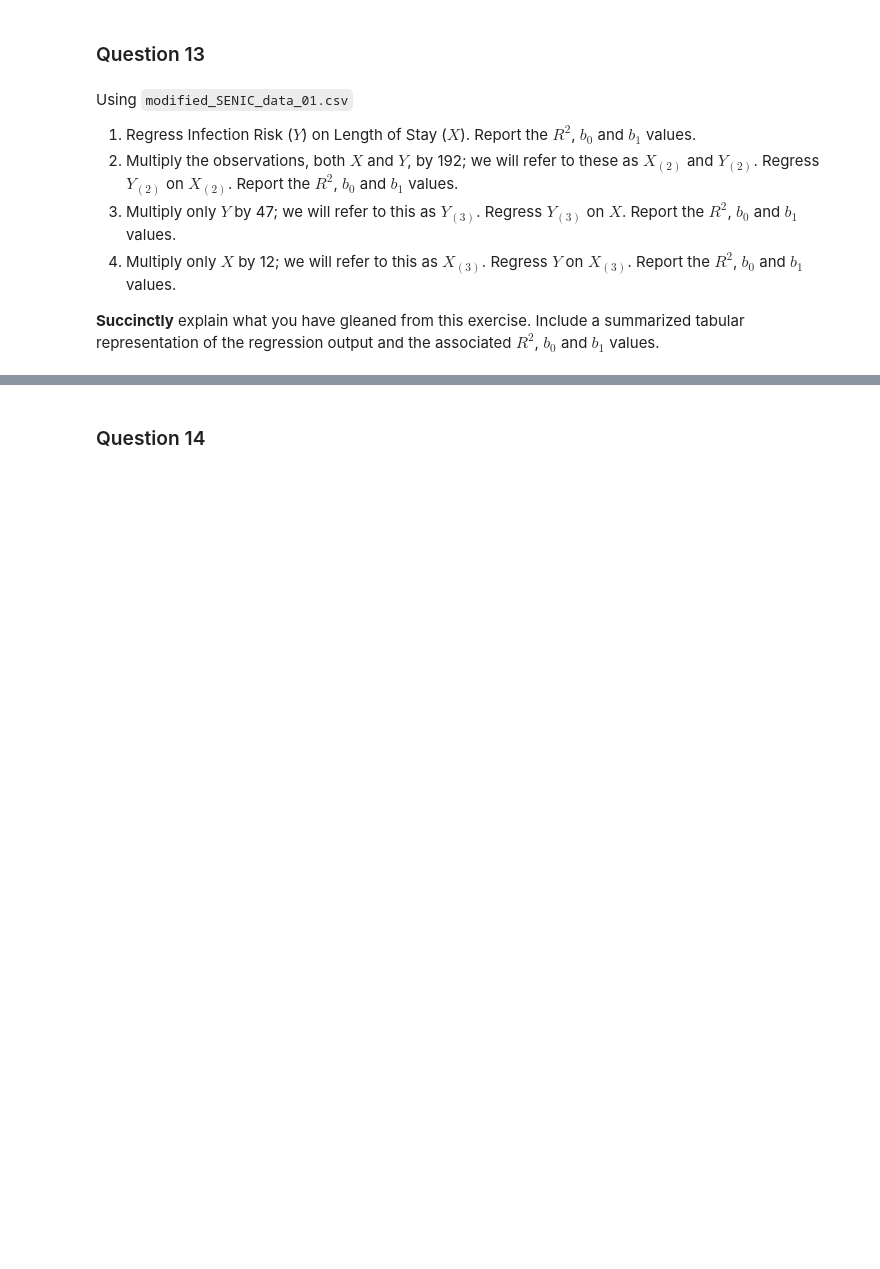
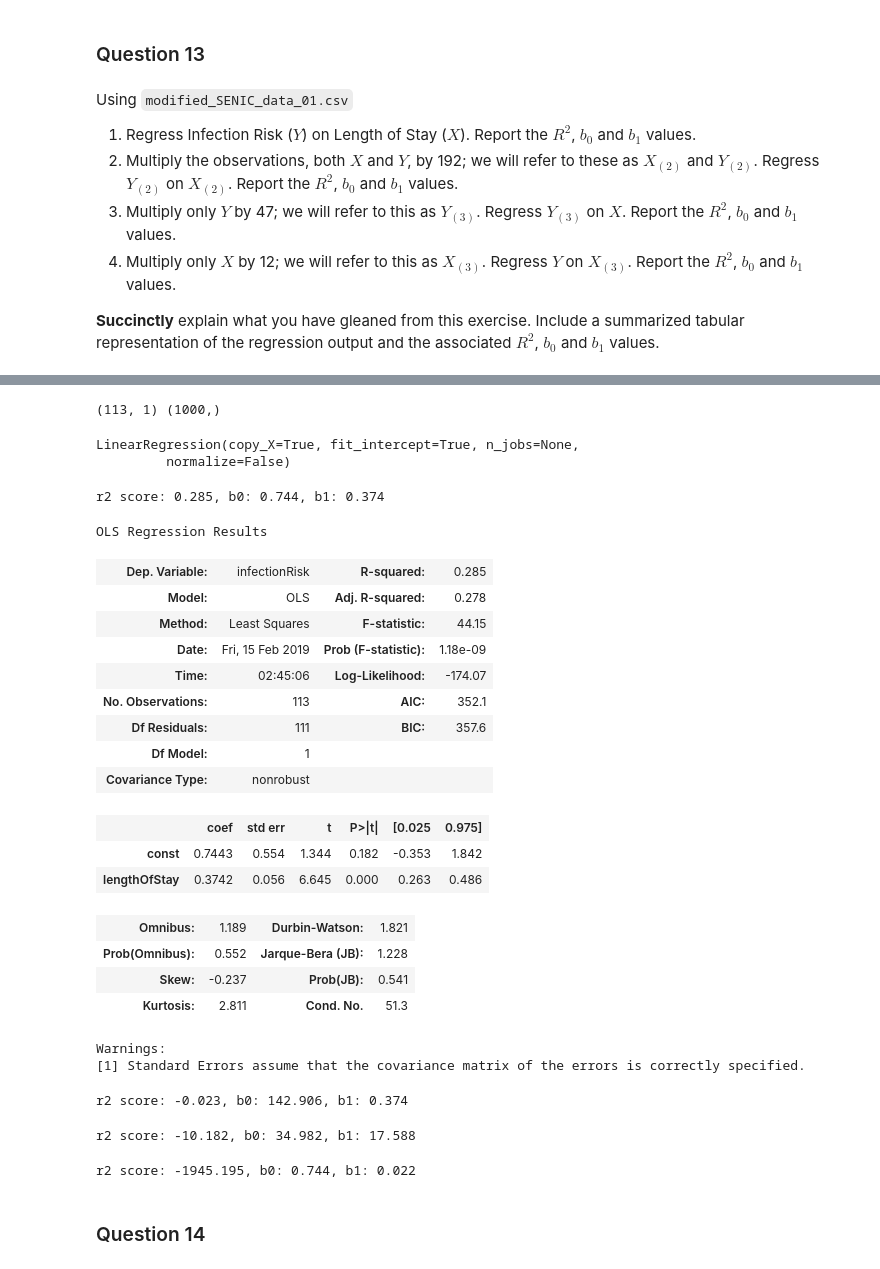
Before and after one commit to jin-sj/cs686_machine_learning, a Jupyter notebook: hw2/homework_02.ipynb, the cells around one changed output, grey strips where cells are left out. Drawn from its saved outputs; the diff is of its cells as text; code cells hidden in the pictures; blank space fills up the shorter version.

```diff
--- a/hw2/homework_02.ipynb
+++ b/hw2/homework_02.ipynb
@@ -259,3 +360,6 @@
 
 
 **Succinctly** explain what you have gleaned from this exercise. Include a summarized tabular representation of the regression output and the associated $R^2$, $b_0$ and $b_1$ values.
+# %%
+path = os.path.join(os.path.dirname(os.getcwd()), "hw2", "data", "modified_SENIC_data_01.csv")
+df = pd.read_csv(path)
@@ -261,0 +375,12 @@
+# %%
+X = df[["lengthOfStay"]]
+y = df[["infectionRisk"]]
+print(X.shape, Y.shape)
+# %% [output]
+(113, 1) (1000,)
+# %%
+regr = linear_model.LinearRegression()
+regr.fit(X, y)
+# %% [output]
+LinearRegression(copy_X=True, fit_intercept=True, n_jobs=None,
+         normalize=False)
@@ -262,3 +389,63 @@
+# %%
+print("r2 score: %.3f, b0: %.3f, b1: %.3f" % (r2_score(y, y_pred), regr.intercept_, regr.coef_))
+# %% [output]
+r2 score: 0.285, b0: 0.744, b1: 0.374
+# %%
+## stats model implementation
+import statsmodels.api as sm
+ols_X = df["lengthOfStay"]
+ols_y = df["infectionRisk"]
+ols_X = sm.add_constant(X)
+
+model = sm.OLS(ols_y, ols_X).fit()
+predictions = model.predict(ols_X)
+
+model.summary()
+# %% [output]
+OLS Regression Results
+| Dep. Variable: | infectionRisk | R-squared: | 0.285 |
+| Model: | OLS | Adj. R-squared: | 0.278 |
+| Method: | Least Squares | F-statistic: | 44.15 |
+| Date: | Fri, 15 Feb 2019 | Prob (F-statistic): | 1.18e-09 |
+| Time: | 02:45:06 | Log-Likelihood: | -174.07 |
+| No. Observations: | 113 | AIC: | 352.1 |
+| Df Residuals: | 111 | BIC: | 357.6 |
+| Df Model: | 1 |  |  |
+| Covariance Type: | nonrobust |  |  |
+|  | coef | std err | t | P>|t| | [0.025 | 0.975] |
+| const | 0.7443 | 0.554 | 1.344 | 0.182 | -0.353 | 1.842 |
+| lengthOfStay | 0.3742 | 0.056 | 6.645 | 0.000 | 0.263 | 0.486 |
+| Omnibus: | 1.189 | Durbin-Watson: | 1.821 |
+| Prob(Omnibus): | 0.552 | Jarque-Bera (JB): | 1.228 |
+| Skew: | -0.237 | Prob(JB): | 0.541 |
+| Kurtosis: | 2.811 | Cond. No. | 51.3 |
+Warnings:
+[1] Standard Errors assume that the covariance matrix of the errors is correctly specified.
+# %%
+X2 = X * 192
+y2 = y * 192
+regr2 = linear_model.LinearRegression()
+regr2.fit(X2, y2)
+y_pred2 = regr.predict(X2)
+print("r2 score: %.3f, b0: %.3f, b1: %.3f" % (r2_score(y2, y_pred2), regr2.intercept_, regr2.coef_))
+# %% [output]
+r2 score: -0.023, b0: 142.906, b1: 0.374
+# %%
+y3 = y * 47
+regr3 = linear_model.LinearRegression()
+regr3.fit(X, y3)
+y_pred3 = regr.predict(X)
+print("r2 score: %.3f, b0: %.3f, b1: %.3f" % (r2_score(y3, y_pred3), regr3.intercept_, regr3.coef_))
+# %% [output]
+r2 score: -10.182, b0: 34.982, b1: 17.588
+# %%
+X3 = X * 17
+regr4 = linear_model.LinearRegression()
+regr4.fit(X3, y)
+y_pred4 = regr.predict(X3)
+print("r2 score: %.3f, b0: %.3f, b1: %.3f" % (r2_score(y, y_pred4), regr4.intercept_, regr4.coef_))
+# %% [output]
+r2 score: -1945.195, b0: 0.744, b1: 0.022
 # %% [markdown]
 ### Question 14
 # %% [markdown]
```
Also changed, not shown: parts of 48 cells of this notebook.
